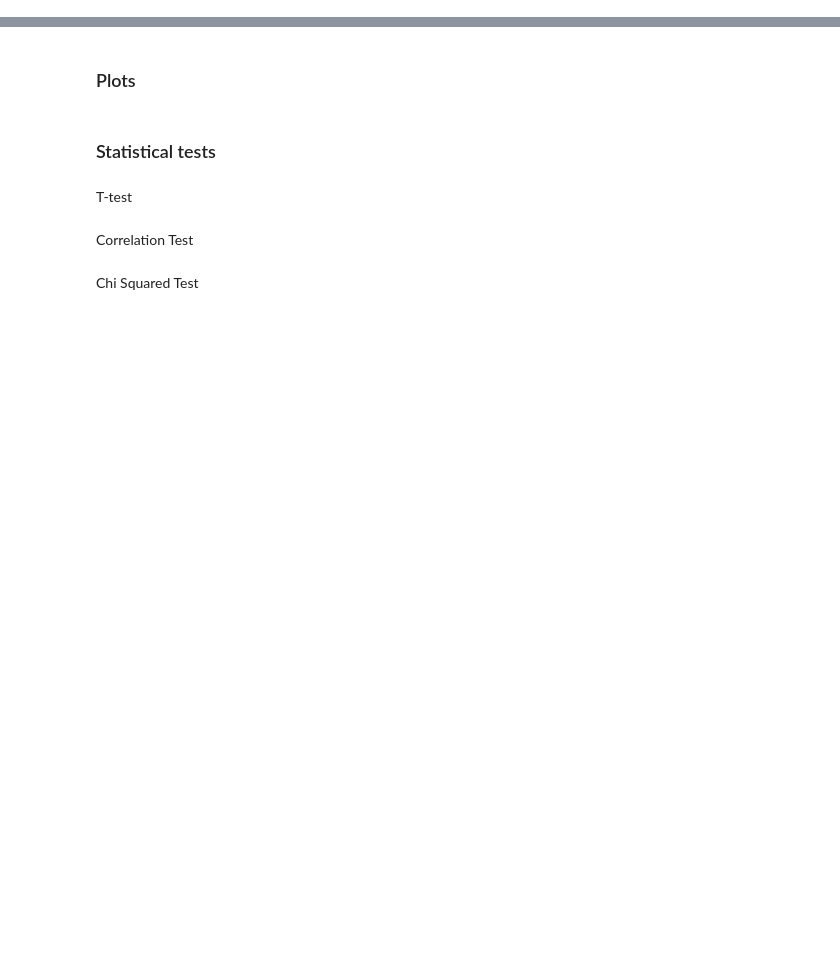
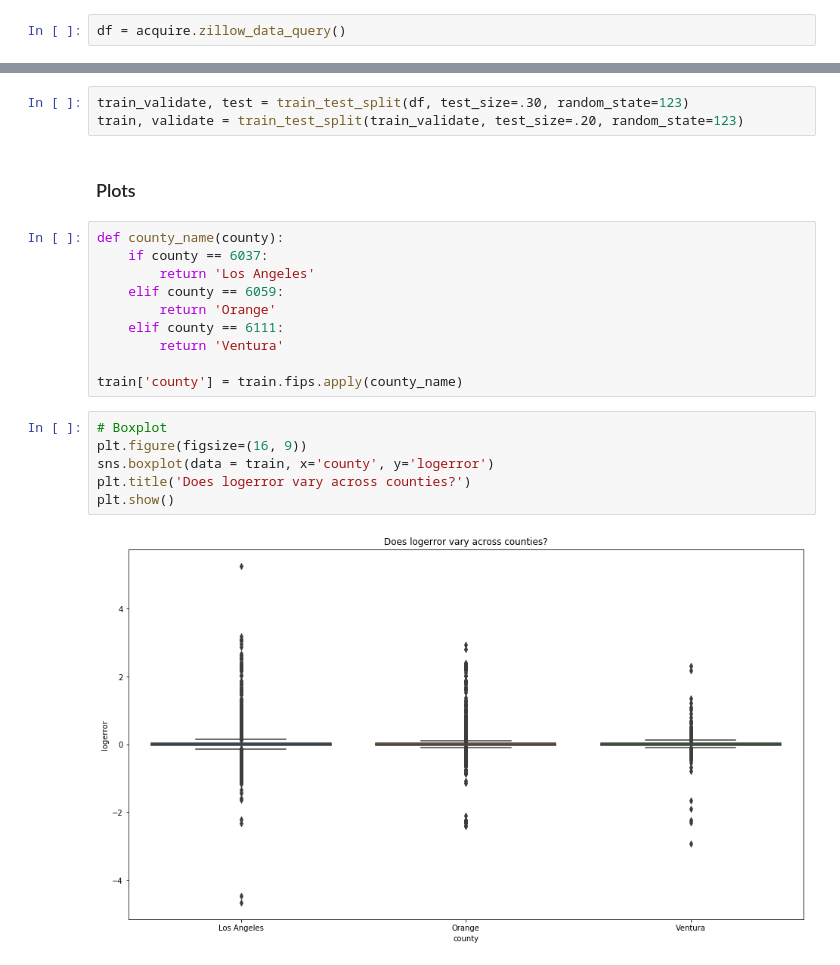
Before and after one commit to dbojado/clustering-exercises, a Jupyter notebook: explore_zillow.ipynb, the cells around one changed output, grey strips where cells are left out. Drawn from its saved outputs; the diff is of its cells as text; blank space fills up the shorter version.

Commit message:
add explore_zillow notebook

```diff
--- a/explore_zillow.ipynb
+++ b/explore_zillow.ipynb
@@ -40,0 +27,2 @@ NameError: name 'new_zillow_data' is not defined
+# %%
+df = acquire.zillow_data_query()
@@ -52,13 +56,26 @@ In your exploration, be sure you include the following:
 - at least 2 statistical tests.
 
 - document takeaways/conclusions after each question is addressed.
+# %%
+train_validate, test = train_test_split(df, test_size=.30, random_state=123)
+train, validate = train_test_split(train_validate, test_size=.20, random_state=123)
 # %% [markdown]
 ### Plots
-# %% [markdown]
-### Statistical tests
-# %% [markdown]
-T-test
-# %% [markdown]
-Correlation Test
-# %% [markdown]
-Chi Squared Test
+# %%
+def county_name(county):
+    if county == 6037:
+        return 'Los Angeles'
+    elif county == 6059:
+        return 'Orange'
+    elif county == 6111:
+        return 'Ventura'
+
+train['county'] = train.fips.apply(county_name)
+# %%
+# Boxplot
+plt.figure(figsize=(16, 9))
+sns.boxplot(data = train, x='county', y='logerror')
+plt.title('Does logerror vary across counties?')
+plt.show()
+# %% [output]
+[figure, added]
```
Also changed, not shown: parts of 9 cells of this notebook.
